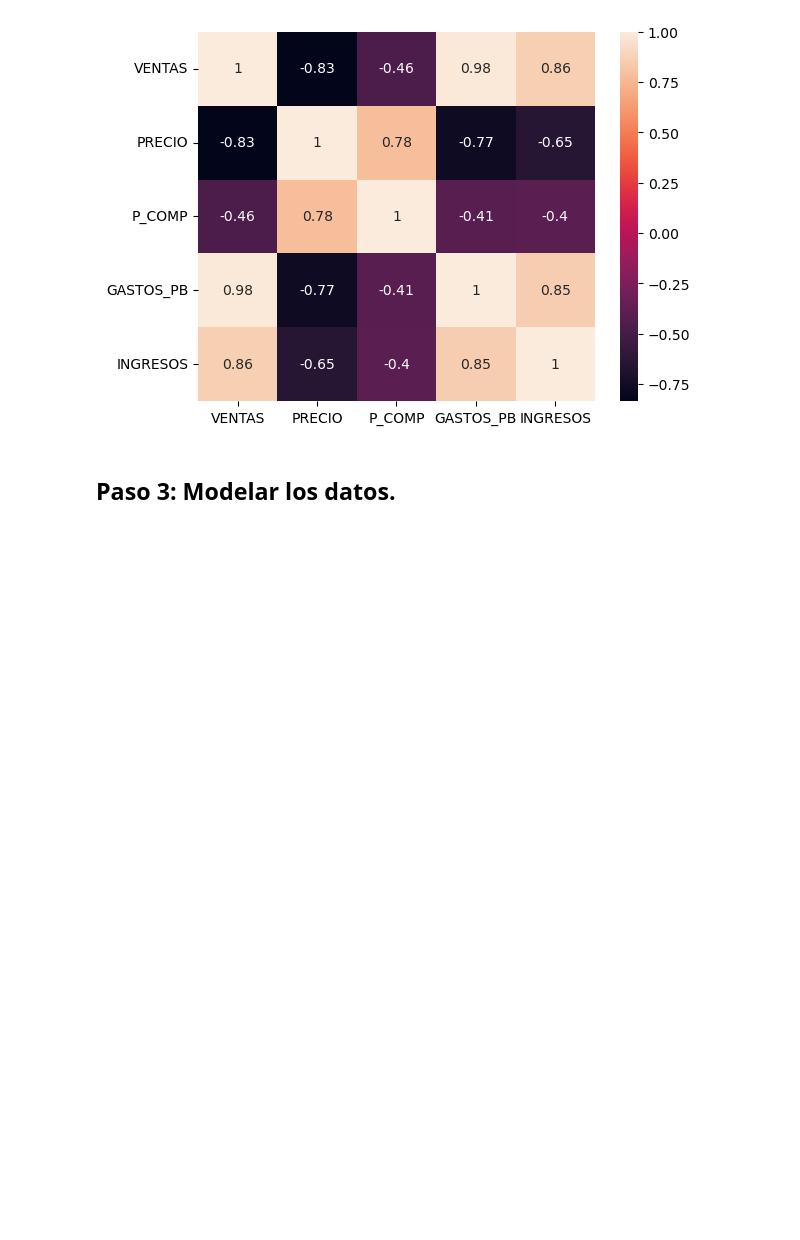
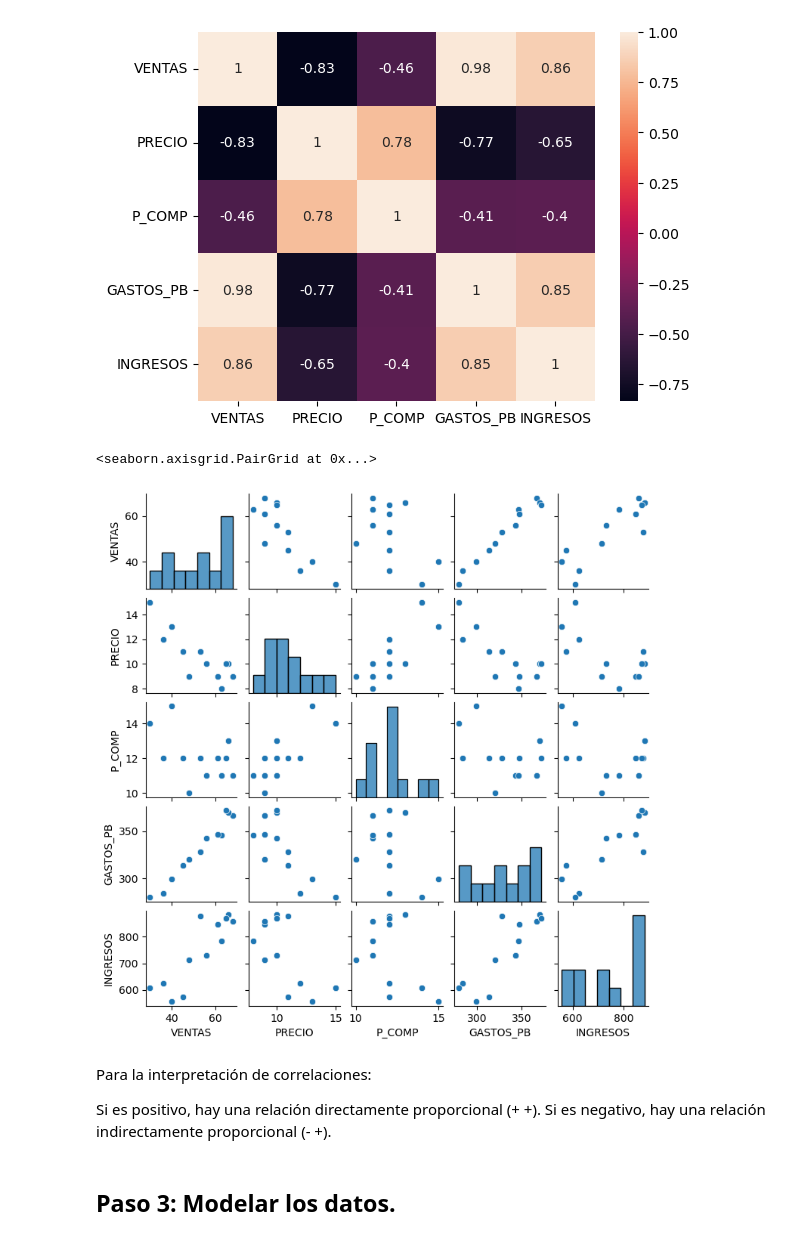
Before and after one commit to kikin3112/projets, a Jupyter notebook: regression/múltiple/t2_aplicada/regresion_lineal.ipynb, the cells around one changed output. Cells and saved outputs as stored; diff of their text form; code cells hidden in the pictures; blank space fills up the shorter version.

```diff
--- a/regression/múltiple/t2_aplicada/regresion_lineal.ipynb
+++ b/regression/múltiple/t2_aplicada/regresion_lineal.ipynb
@@ -197,6 +195,16 @@ sns.heatmap(db.corr(), annot = True)
 plt.show()
 # %% [output]
 [figure]
+# %%
+sns.pairplot(data = db, height = 1.5)
+# %% [output]
+<seaborn.axisgrid.PairGrid at 0x...>
+[figure, added]
+# %% [markdown]
+Para la interpretación de correlaciones:
+
+Si es positivo, hay una relación directamente proporcional (+ +).
+Si es negativo, hay una relación indirectamente proporcional (- +).
 # %% [markdown]
 ## Paso 3: Modelar los datos.
 # %%
```
Also changed, not shown: parts of 10 cells of this notebook.
